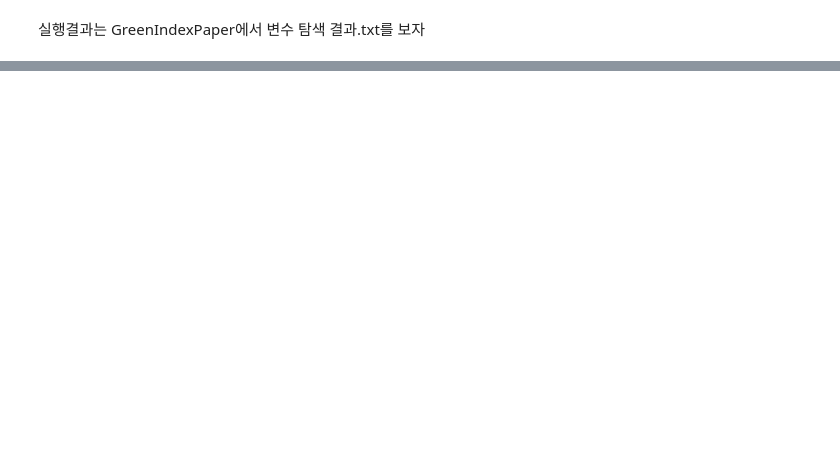
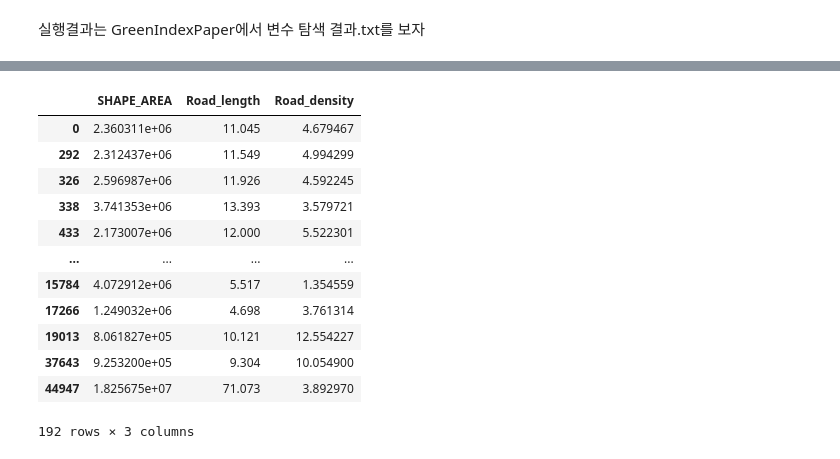
Before and after one commit to Pythonash/Projects, a Jupyter notebook: 그린인덱스_실험계획법1.ipynb, the cells around one changed output, grey strips where cells are left out. Drawn from its saved outputs; the diff is of its cells as text; code cells hidden in the pictures; blank space fills up the shorter version.

```diff
--- a/그린인덱스_실험계획법1.ipynb
+++ b/그린인덱스_실험계획법1.ipynb
@@ -2197,0 +2285,16 @@ KeyboardInterrupt: ignored
+# %%
+df2[['SHAPE_AREA', 'Road_length', 'Road_density']].drop_duplicates()
+# %% [output]
+|  | SHAPE_AREA | Road_length | Road_density |
+| 0 | 2.360311e+06 | 11.045 | 4.679467 |
+| 292 | 2.312437e+06 | 11.549 | 4.994299 |
+| 326 | 2.596987e+06 | 11.926 | 4.592245 |
+| 338 | 3.741353e+06 | 13.393 | 3.579721 |
+| 433 | 2.173007e+06 | 12.000 | 5.522301 |
+| ... | ... | ... | ... |
+| 15784 | 4.072912e+06 | 5.517 | 1.354559 |
+| 17266 | 1.249032e+06 | 4.698 | 3.761314 |
+| 19013 | 8.061827e+05 | 10.121 | 12.554227 |
+| 37643 | 9.253200e+05 | 9.304 | 10.054900 |
+| 44947 | 1.825675e+07 | 71.073 | 3.892970 |
+192 rows × 3 columns
```
Also changed, not shown: parts of 9 cells of this notebook.
